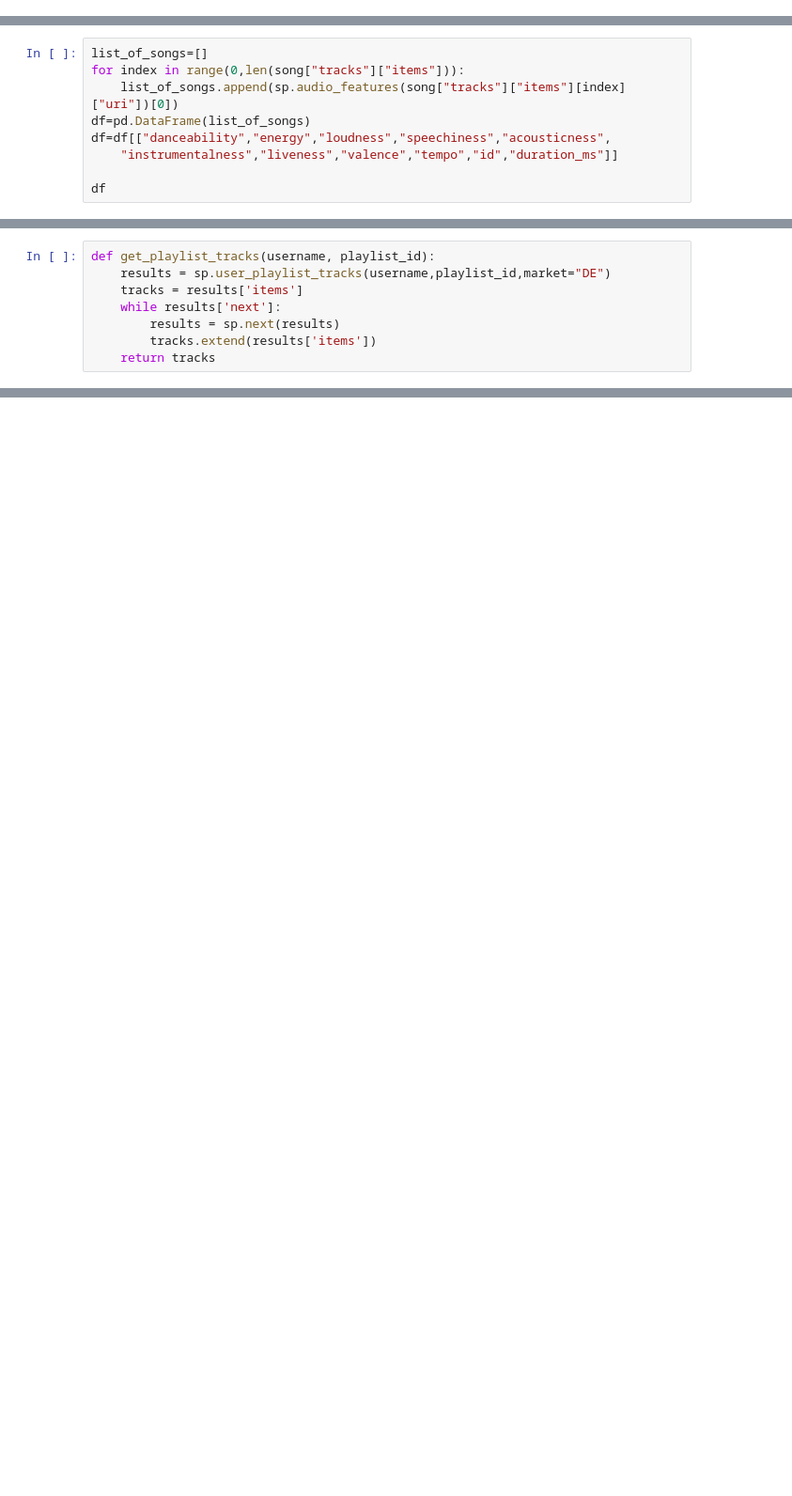
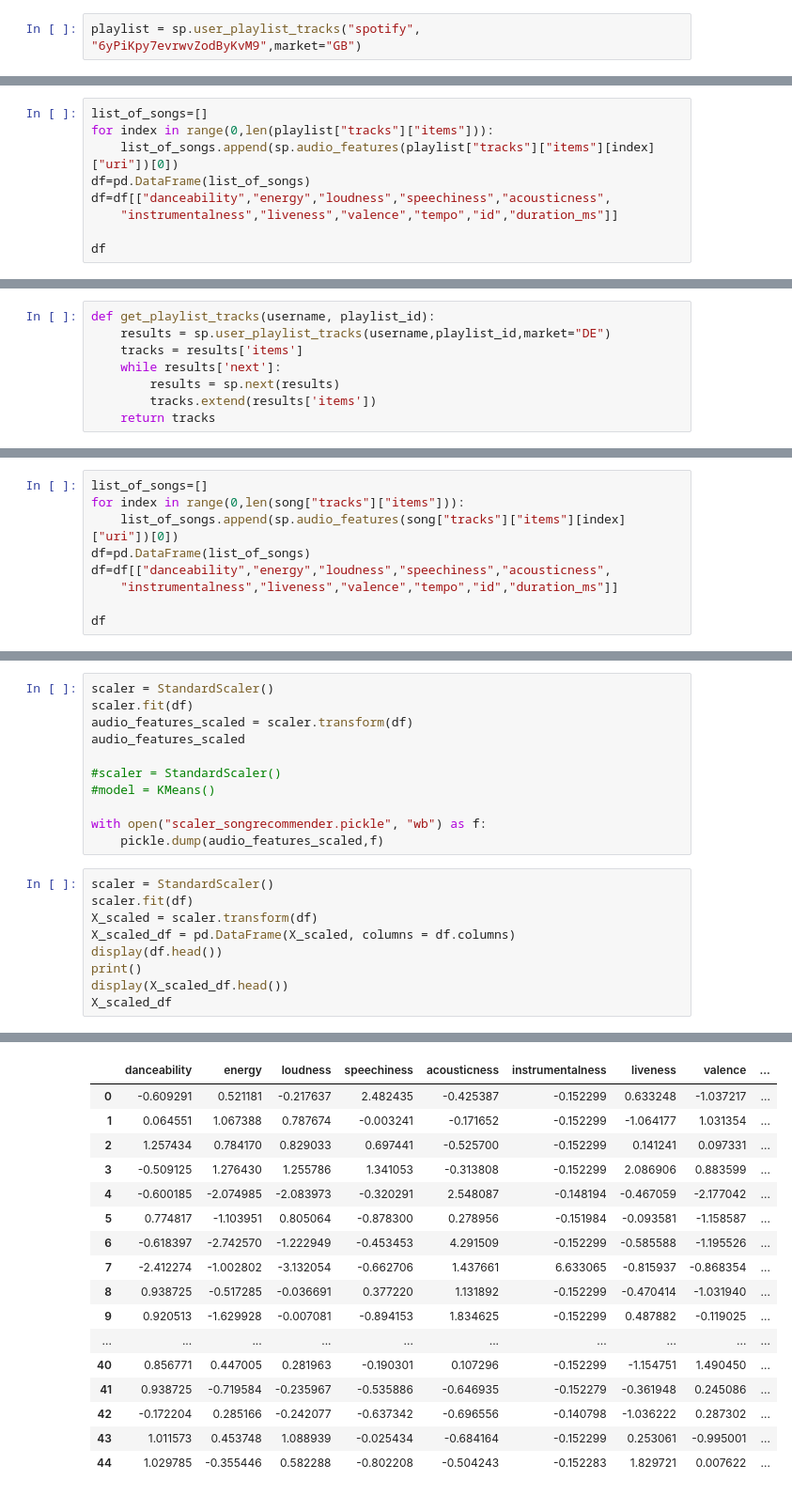
Before and after one commit to adamda2022/IronHackLab-, a Jupyter notebook: Untitled6.ipynb, the cells around one changed output, grey strips where cells are left out. Shown at 94% size. Drawn from its saved outputs; the diff is of its cells as text; blank space fills up the shorter version.

```diff
--- a/Untitled6.ipynb
+++ b/Untitled6.ipynb
@@ -119,0 +18,2 @@ sp.audio_features(results["tracks"]["items"][0]["id"] )
+# %%
+playlist = sp.user_playlist_tracks("spotify", "6yPiKpy7evrwvZodByKvM9",market="GB")
@@ -120,7 +48,7 @@ sp.audio_features(results["tracks"]["items"][0]["id"] )
 # %%
 list_of_songs=[]
-for index in range(0,len(song["tracks"]["items"])):
-    list_of_songs.append(sp.audio_features(song["tracks"]["items"][index]["uri"])[0])
+for index in range(0,len(playlist["tracks"]["items"])):
+    list_of_songs.append(sp.audio_features(playlist["tracks"]["items"][index]["uri"])[0])
 df=pd.DataFrame(list_of_songs)
 df=df[["danceability","energy","loudness","speechiness","acousticness",
     "instrumentalness","liveness","valence","tempo","id","duration_ms"]]
@@ -330,0 +125,9 @@ SpotifyException: http status: 404, code:-1 - https://api.spotify.com/v1/search?
+# %%
+list_of_songs=[]
+for index in range(0,len(song["tracks"]["items"])):
+    list_of_songs.append(sp.audio_features(song["tracks"]["items"][index]["uri"])[0])
+df=pd.DataFrame(list_of_songs)
+df=df[["danceability","energy","loudness","speechiness","acousticness",
+    "instrumentalness","liveness","valence","tempo","id","duration_ms"]]
+
+df
@@ -330,0 +136,21 @@ SpotifyException: http status: 404, code:-1 - https://api.spotify.com/v1/search?
+# %%
+scaler = StandardScaler()
+scaler.fit(df)
+audio_features_scaled = scaler.transform(df)
+audio_features_scaled
+
+#scaler = StandardScaler()
+#model = KMeans()
+
+with open("scaler_songrecommender.pickle", "wb") as f:
+    pickle.dump(audio_features_scaled,f)
+# %%
+scaler = StandardScaler()
+scaler.fit(df)
+X_scaled = scaler.transform(df)
+X_scaled_df = pd.DataFrame(X_scaled, columns = df.columns)
+display(df.head())
+print()
+display(X_scaled_df.head())
+X_scaled_df
+# %% [output]
@@ -330,0 +169,17 @@ SpotifyException: http status: 404, code:-1 - https://api.spotify.com/v1/search?
+|  | danceability | energy | loudness | speechiness | acousticness | instrumentalness | liveness | valence | ... |
+| 0 | -0.609291 | 0.521181 | -0.217637 | 2.482435 | -0.425387 | -0.152299 | 0.633248 | -1.037217 | ... |
+| 1 | 0.064551 | 1.067388 | 0.787674 | -0.003241 | -0.171652 | -0.152299 | -1.064177 | 1.031354 | ... |
+| 2 | 1.257434 | 0.784170 | 0.829033 | 0.697441 | -0.525700 | -0.152299 | 0.141241 | 0.097331 | ... |
+| 3 | -0.509125 | 1.276430 | 1.255786 | 1.341053 | -0.313808 | -0.152299 | 2.086906 | 0.883599 | ... |
+| 4 | -0.600185 | -2.074985 | -2.083973 | -0.320291 | 2.548087 | -0.148194 | -0.467059 | -2.177042 | ... |
+| 5 | 0.774817 | -1.103951 | 0.805064 | -0.878300 | 0.278956 | -0.151984 | -0.093581 | -1.158587 | ... |
+| 6 | -0.618397 | -2.742570 | -1.222949 | -0.453453 | 4.291509 | -0.152299 | -0.585588 | -1.195526 | ... |
+| 7 | -2.412274 | -1.002802 | -3.132054 | -0.662706 | 1.437661 | 6.633065 | -0.815937 | -0.868354 | ... |
+| 8 | 0.938725 | -0.517285 | -0.036691 | 0.377220 | 1.131892 | -0.152299 | -0.470414 | -1.031940 | ... |
+| 9 | 0.920513 | -1.629928 | -0.007081 | -0.894153 | 1.834625 | -0.152299 | 0.487882 | -0.119025 | ... |
+| ... | ... | ... | ... | ... | ... | ... | ... | ... | ... |
+| 40 | 0.856771 | 0.447005 | 0.281963 | -0.190301 | 0.107296 | -0.152299 | -1.154751 | 1.490450 | ... |
+| 41 | 0.938725 | -0.719584 | -0.235967 | -0.535886 | -0.646935 | -0.152279 | -0.361948 | 0.245086 | ... |
+| 42 | -0.172204 | 0.285166 | -0.242077 | -0.637342 | -0.696556 | -0.140798 | -1.036222 | 0.287302 | ... |
+| 43 | 1.011573 | 0.453748 | 1.088939 | -0.025434 | -0.684164 | -0.152299 | 0.253061 | -0.995001 | ... |
+| 44 | 1.029785 | -0.355446 | 0.582288 | -0.802208 | -0.504243 | -0.152283 | 1.829721 | 0.007622 | ... |
```
Also changed, not shown: parts of 62 cells of this notebook, 12 other files.
